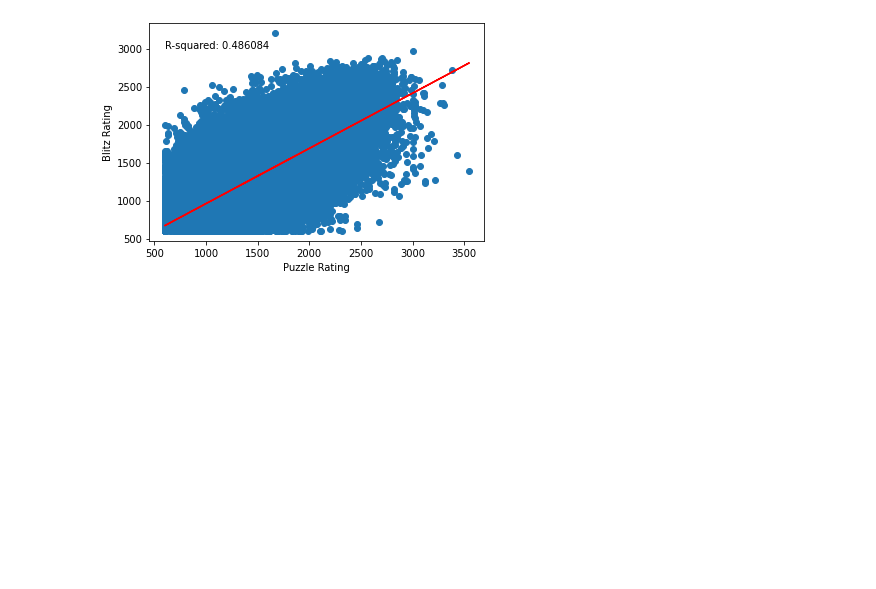
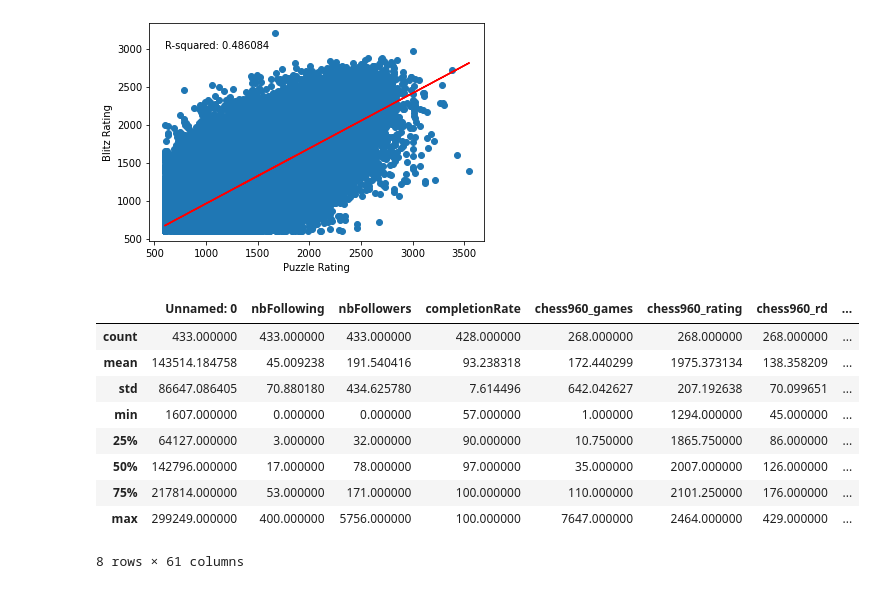
Before and after one commit to Kazutadashi/lichess-player-data-analyzer, a Jupyter notebook: present.ipynb, the cells around one changed output. Drawn from its saved outputs; the diff is of its cells as text; code cells hidden in the pictures; blank space fills up the shorter version.

```diff
--- a/present.ipynb
+++ b/present.ipynb
@@ -36,3 +45,16 @@ plt.annotate(f"R-squared: {res.rvalue**2:.6f}", xy=(600, 3000))
 plt.show()
 # %% [output]
 [figure]
+# %%
+low_title_df.describe()
+# %% [output]
+|  | Unnamed: 0 | nbFollowing | nbFollowers | completionRate | chess960_games | chess960_rating | chess960_rd | ... |
+| count | 433.000000 | 433.000000 | 433.000000 | 428.000000 | 268.000000 | 268.000000 | 268.000000 | ... |
+| mean | 143514.184758 | 45.009238 | 191.540416 | 93.238318 | 172.440299 | 1975.373134 | 138.358209 | ... |
+| std | 86647.086405 | 70.880180 | 434.625780 | 7.614496 | 642.042627 | 207.192638 | 70.099651 | ... |
+| min | 1607.000000 | 0.000000 | 0.000000 | 57.000000 | 1.000000 | 1294.000000 | 45.000000 | ... |
+| 25% | 64127.000000 | 3.000000 | 32.000000 | 90.000000 | 10.750000 | 1865.750000 | 86.000000 | ... |
+| 50% | 142796.000000 | 17.000000 | 78.000000 | 97.000000 | 35.000000 | 2007.000000 | 126.000000 | ... |
+| 75% | 217814.000000 | 53.000000 | 171.000000 | 100.000000 | 110.000000 | 2101.250000 | 176.000000 | ... |
+| max | 299249.000000 | 400.000000 | 5756.000000 | 100.000000 | 7647.000000 | 2464.000000 | 429.000000 | ... |
+8 rows × 61 columns
```
Also changed, not shown: parts of 7 cells of this notebook.
